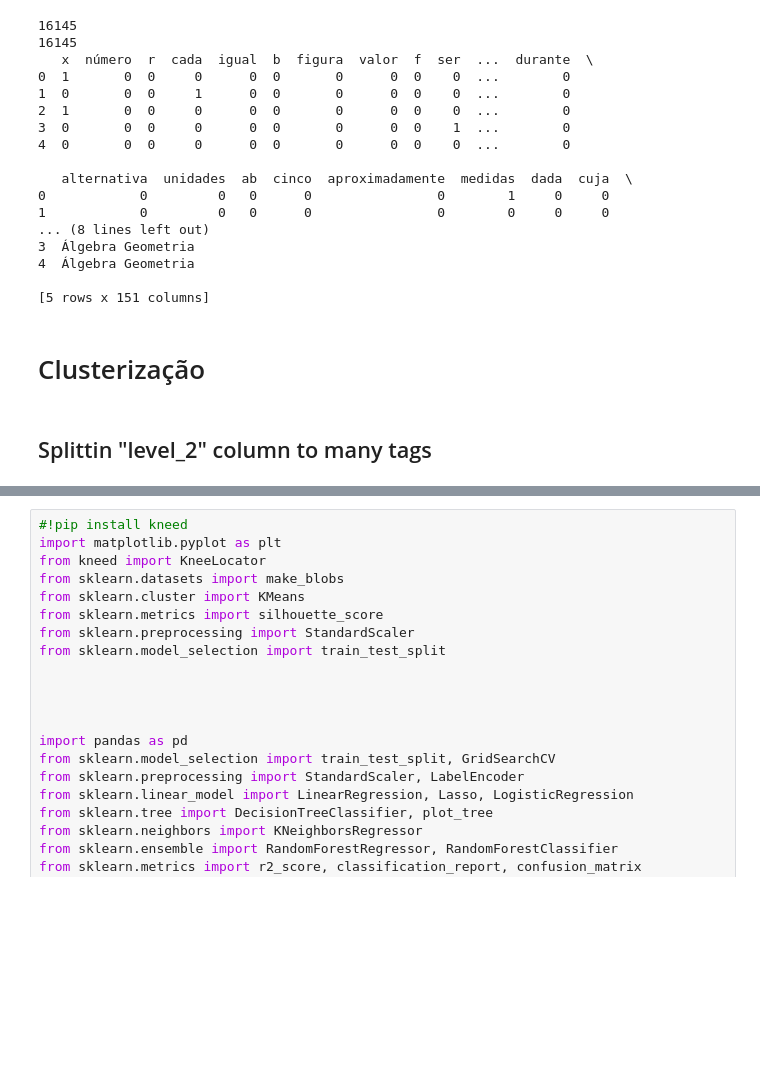
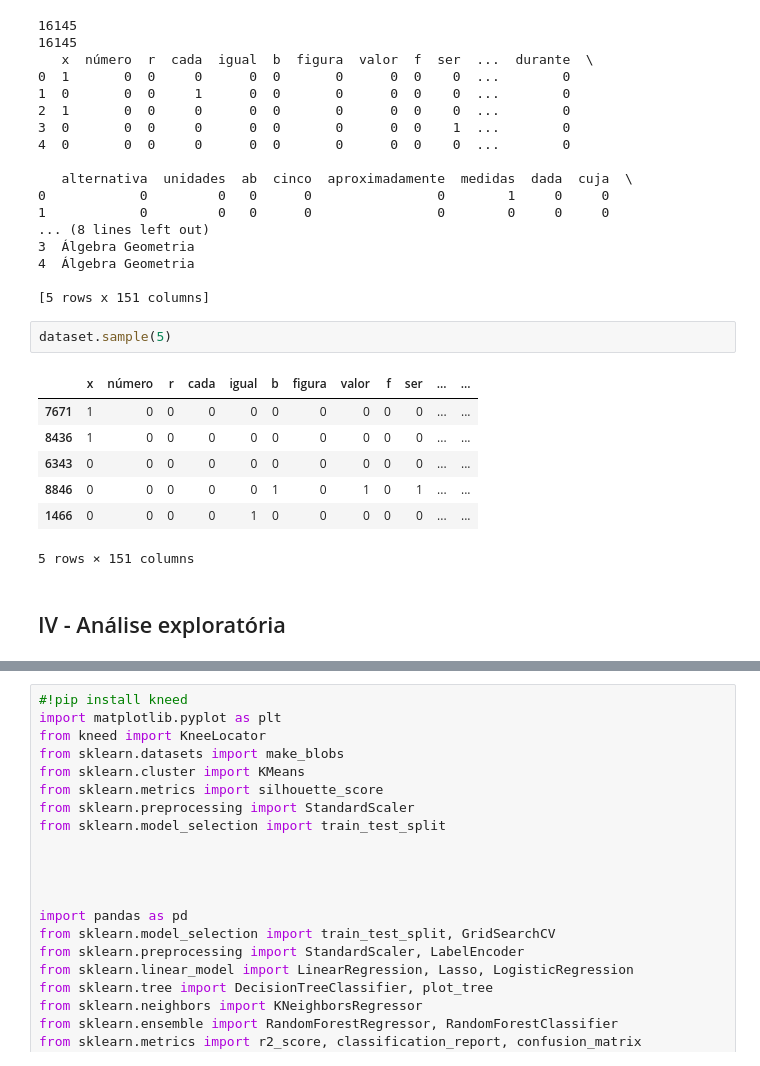
Before and after one commit to msfreit/exam_question_classification, a Jupyter notebook: exam_question_classification.ipynb, the cells around one changed output, grey strips where cells are left out. Cells and saved outputs as stored; diff of their text form; blank space fills up the shorter version.

```diff
--- a/exam_question_classification.ipynb
+++ b/exam_question_classification.ipynb
@@ -189,7 +190,15 @@ print(dataset.head())
 4  Álgebra Geometria
 
 [5 rows x 151 columns]
-# %% [markdown]
-# Clusterização
-# %% [markdown]
-## Splittin "level_2" column to many tags
+# %%
+dataset.sample(5)
+# %% [output]
+|  | x | número | r | cada | igual | b | figura | valor | f | ser | ... | ... |
+| 7671 | 1 | 0 | 0 | 0 | 0 | 0 | 0 | 0 | 0 | 0 | ... | ... |
+| 8436 | 1 | 0 | 0 | 0 | 0 | 0 | 0 | 0 | 0 | 0 | ... | ... |
+| 6343 | 0 | 0 | 0 | 0 | 0 | 0 | 0 | 0 | 0 | 0 | ... | ... |
+| 8846 | 0 | 0 | 0 | 0 | 0 | 1 | 0 | 1 | 0 | 1 | ... | ... |
+| 1466 | 0 | 0 | 0 | 0 | 1 | 0 | 0 | 0 | 0 | 0 | ... | ... |
+5 rows × 151 columns
+# %% [markdown]
+## IV - Análise exploratória
```
Also changed, not shown: parts of 9 cells of this notebook, 2 other files.
